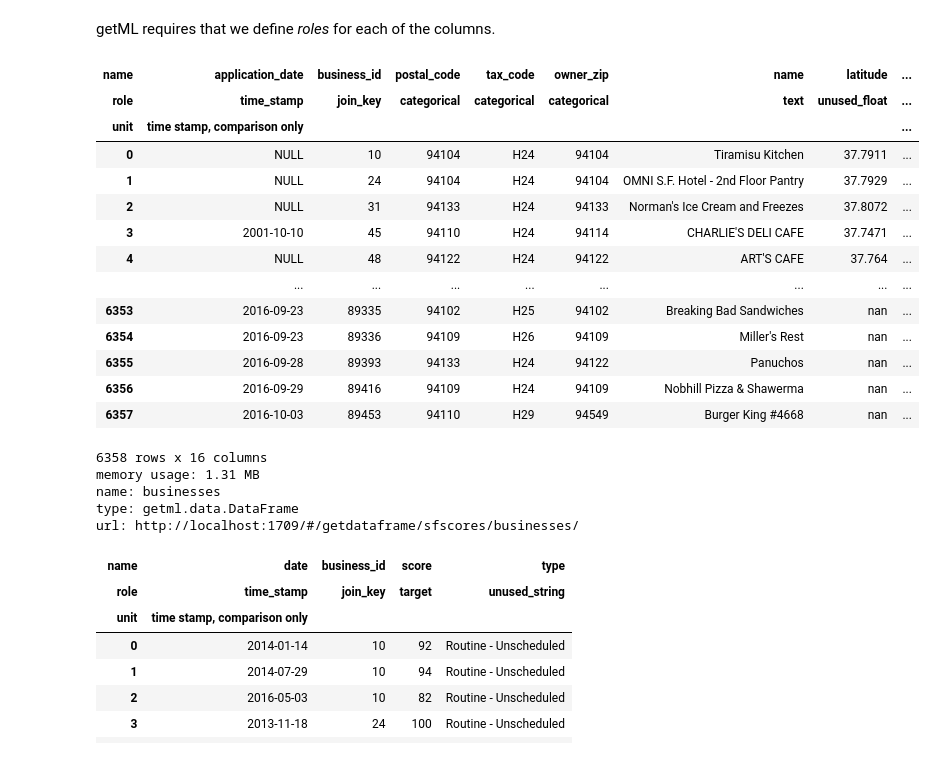
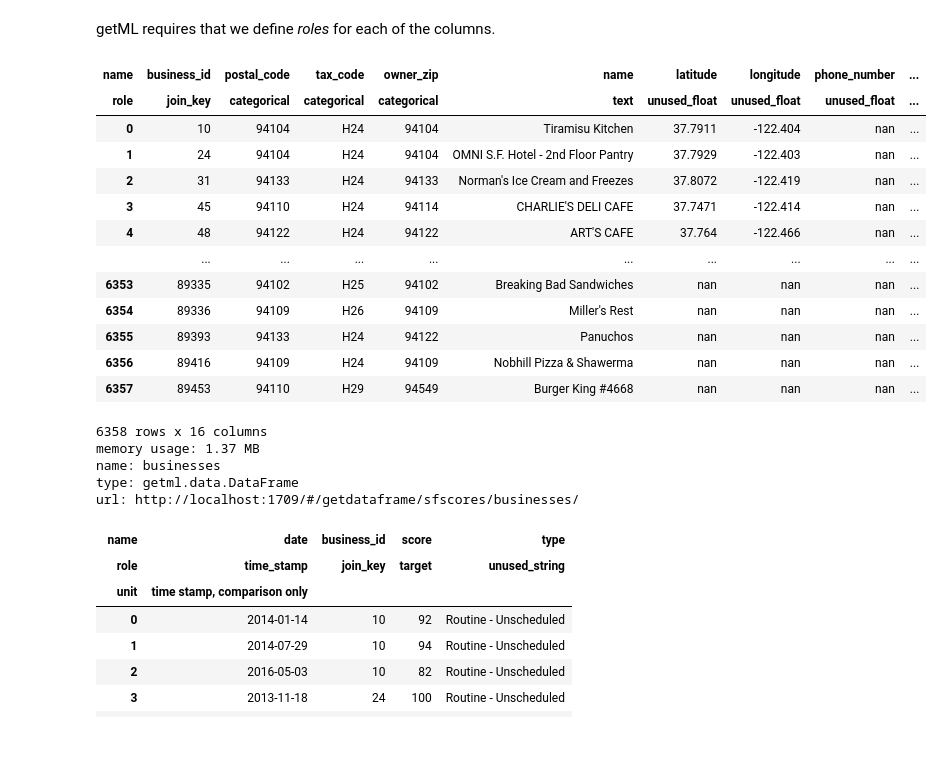
Before and after one commit to getml/getml-demo, a Jupyter notebook: sfscores.ipynb, the cells around one changed output. Drawn from its saved outputs; the diff is of its cells as text; code cells hidden in the pictures.

```diff
--- a/sfscores.ipynb
+++ b/sfscores.ipynb
@@ -162,27 +162,25 @@ getML requires that we define *roles* for each of the columns.
 # %%
 businesses.set_role("business_id", getml.data.roles.join_key)
 businesses.set_role("name", getml.data.roles.text)
 businesses.set_role(["postal_code", "tax_code", "owner_zip"], getml.data.roles.categorical)
-businesses.set_role("application_date", getml.data.roles.time_stamp)
 
 businesses
 # %% [output]
-| name | application_date | business_id | postal_code | tax_code | owner_zip | name | latitude | ... |
-| role | time_stamp | join_key | categorical | categorical | categorical | text | unused_float | ... |
-| unit | time stamp, comparison only |  |  |  |  |  |  | ... |
-| 0 | NULL | 10 | 94104 | H24 | 94104 | Tiramisu Kitchen | 37.7911 | ... |
-| 1 | NULL | 24 | 94104 | H24 | 94104 | OMNI S.F. Hotel - 2nd Floor Pantry | 37.7929 | ... |
-| 2 | NULL | 31 | 94133 | H24 | 94133 | Norman's Ice Cream and Freezes | 37.8072 | ... |
-| 3 | 2001-10-10 | 45 | 94110 | H24 | 94114 | CHARLIE'S DELI CAFE | 37.7471 | ... |
-| 4 | NULL | 48 | 94122 | H24 | 94122 | ART'S CAFE | 37.764 | ... |
-|  | ... | ... | ... | ... | ... | ... | ... | ... |
-| 6353 | 2016-09-23 | 89335 | 94102 | H25 | 94102 | Breaking Bad Sandwiches | nan | ... |
-| 6354 | 2016-09-23 | 89336 | 94109 | H26 | 94109 | Miller's Rest | nan | ... |
-| 6355 | 2016-09-28 | 89393 | 94133 | H24 | 94122 | Panuchos | nan | ... |
-| 6356 | 2016-09-29 | 89416 | 94109 | H24 | 94109 | Nobhill Pizza & Shawerma | nan | ... |
-| 6357 | 2016-10-03 | 89453 | 94110 | H29 | 94549 | Burger King #4668 | nan | ... |
+| name | business_id | postal_code | tax_code | owner_zip | name | latitude | longitude | phone_number | ... |
+| role | join_key | categorical | categorical | categorical | text | unused_float | unused_float | unused_float | ... |
+| 0 | 10 | 94104 | H24 | 94104 | Tiramisu Kitchen | 37.7911 | -122.404 | nan | ... |
+| 1 | 24 | 94104 | H24 | 94104 | OMNI S.F. Hotel - 2nd Floor Pantry | 37.7929 | -122.403 | nan | ... |
+| 2 | 31 | 94133 | H24 | 94133 | Norman's Ice Cream and Freezes | 37.8072 | -122.419 | nan | ... |
+| 3 | 45 | 94110 | H24 | 94114 | CHARLIE'S DELI CAFE | 37.7471 | -122.414 | nan | ... |
+| 4 | 48 | 94122 | H24 | 94122 | ART'S CAFE | 37.764 | -122.466 | nan | ... |
+|  | ... | ... | ... | ... | ... | ... | ... | ... | ... |
+| 6353 | 89335 | 94102 | H25 | 94102 | Breaking Bad Sandwiches | nan | nan | nan | ... |
+| 6354 | 89336 | 94109 | H26 | 94109 | Miller's Rest | nan | nan | nan | ... |
+| 6355 | 89393 | 94133 | H24 | 94122 | Panuchos | nan | nan | nan | ... |
+| 6356 | 89416 | 94109 | H24 | 94109 | Nobhill Pizza & Shawerma | nan | nan | nan | ... |
+| 6357 | 89453 | 94110 | H29 | 94549 | Burger King #4668 | nan | nan | nan | ... |
 6358 rows x 16 columns
-memory usage: 1.31 MB
+memory usage: 1.37 MB
 name: businesses
 type: getml.data.DataFrame
 url: http://localhost:1709/#/getdataframe/sfscores/businesses/
```
Also changed, not shown: parts of 40 cells of this notebook.
